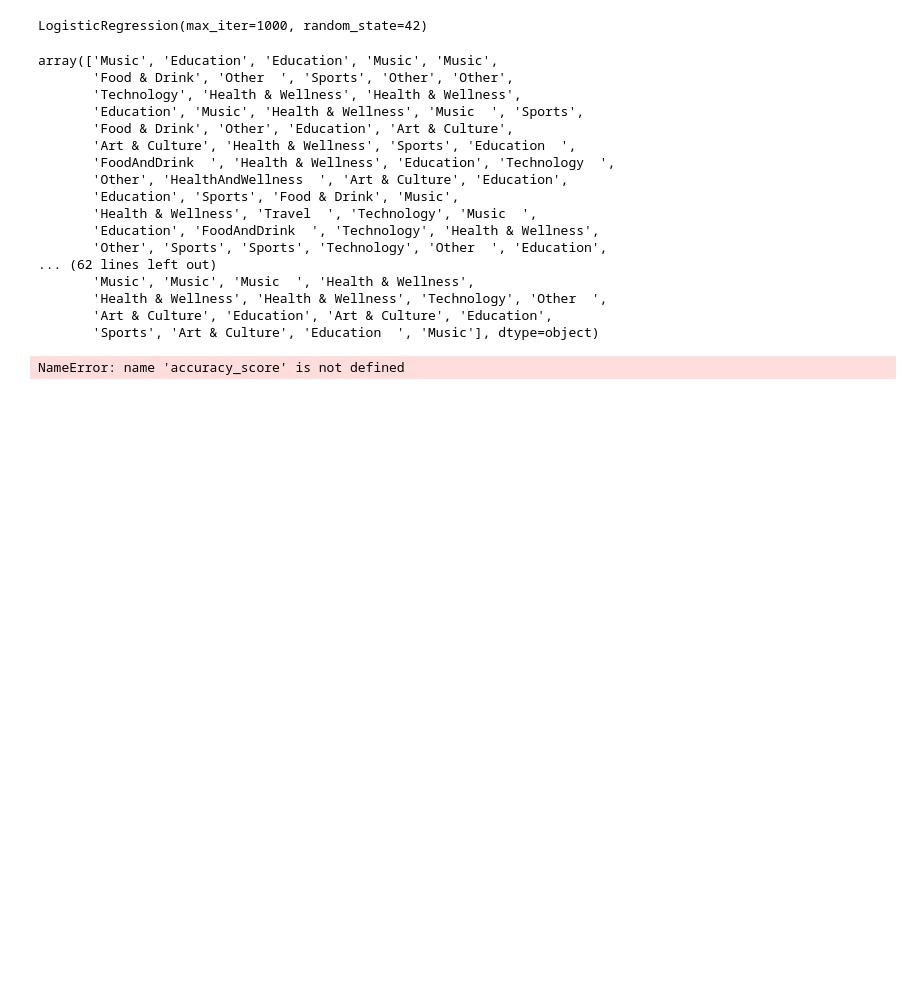
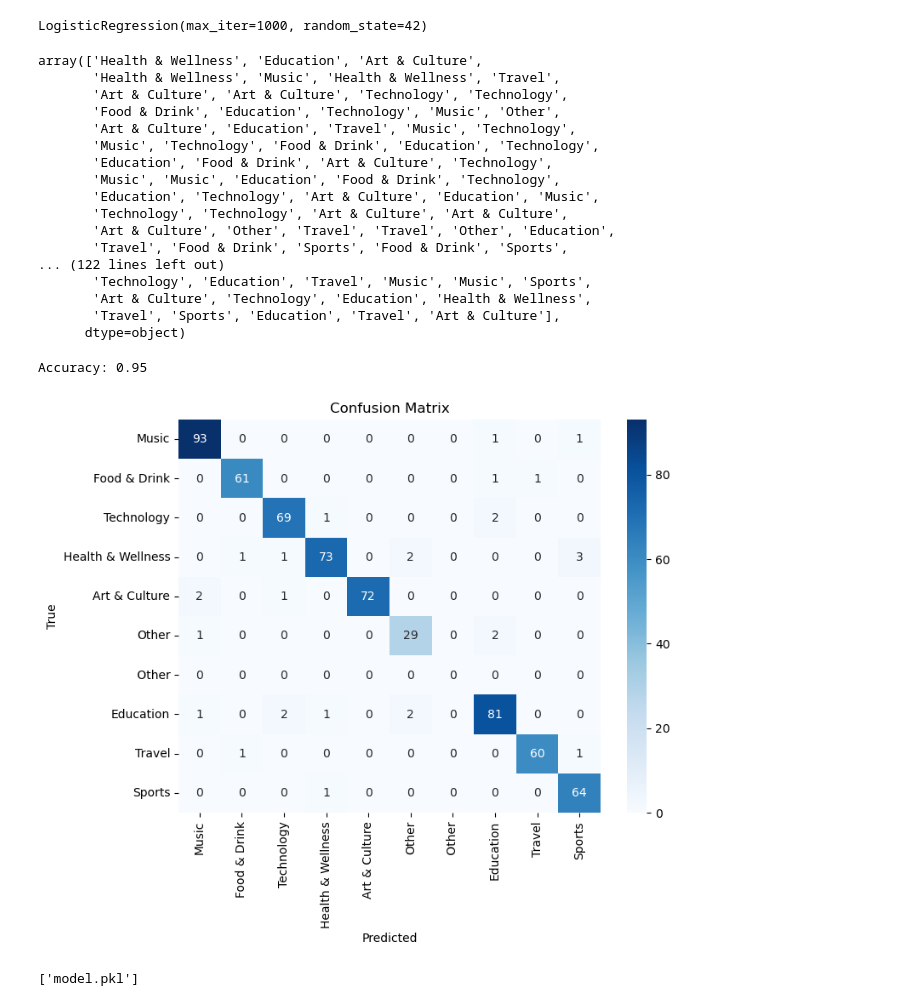
Before and after one commit to fatimesevilgen/Kategori-Esleme, a Jupyter notebook: model3.ipynb, the cells around one changed output. Cells and saved outputs as stored; diff of their text form; code cells hidden in the pictures; blank space fills up the shorter version.

```diff
--- a/model3.ipynb
+++ b/model3.ipynb
@@ -18,38 +17,57 @@ df.head()
 # %%
 X = df["CategoryName"]
 y = df["GeneralCategory"]
-# %%
-model = SentenceTransformer("paraphrase-multilingual-MiniLM-L12-v2")
-X_embed = model.encode(X.tolist())
-
-X_train, X_test, y_train, y_test = train_test_split(X_embed, y, test_size=0.2, random_state=42)
-clf = LogisticRegression(max_iter=1000, random_state=42)
-clf.fit(X_embed, y)
-# %% [output]
-LogisticRegression(max_iter=1000, random_state=42)
+# %%
+model = SentenceTransformer("xlm-r-bert-base-nli-stsb-mean-tokens") # Çok dilli, BERT tabanlı. Daha büyük ve güçlü.
+X_embed = model.encode(X.tolist())
+
+X_train, X_test, y_train, y_test = train_test_split(X_embed, y, test_size=0.2, random_state=42)
+clf = LogisticRegression(max_iter=1000, random_state=42)
+clf.fit(X_embed, y)
+# %% [output]
+LogisticRegression(max_iter=1000, random_state=42)
 # %%
 y_pred = clf.predict(X_test)
 y_pred
 # %% [output]
-array(['Music', 'Education', 'Education', 'Music', 'Music',
-       'Food & Drink', 'Other  ', 'Sports', 'Other', 'Other',
-       'Technology', 'Health & Wellness', 'Health & Wellness',
-       'Education', 'Music', 'Health & Wellness', 'Music  ', 'Sports',
-       'Food & Drink', 'Other', 'Education', 'Art & Culture',
-       'Art & Culture', 'Health & Wellness', 'Sports', 'Education  ',
-       'FoodAndDrink  ', 'Health & Wellness', 'Education', 'Technology  ',
-       'Other', 'HealthAndWellness  ', 'Art & Culture', 'Education',
-       'Education', 'Sports', 'Food & Drink', 'Music',
-       'Health & Wellness', 'Travel  ', 'Technology', 'Music  ',
-       'Education', 'FoodAndDrink  ', 'Technology', 'Health & Wellness',
-       'Other', 'Sports', 'Sports', 'Technology', 'Other  ', 'Education',
-... (62 lines left out)
-       'Music', 'Music', 'Music  ', 'Health & Wellness',
-       'Health & Wellness', 'Health & Wellness', 'Technology', 'Other  ',
-       'Art & Culture', 'Education', 'Art & Culture', 'Education',
-       'Sports', 'Art & Culture', 'Education  ', 'Music'], dtype=object)
+array(['Health & Wellness', 'Education', 'Art & Culture',
+       'Health & Wellness', 'Music', 'Health & Wellness', 'Travel',
+       'Art & Culture', 'Art & Culture', 'Technology', 'Technology',
+       'Food & Drink', 'Education', 'Technology', 'Music', 'Other',
+       'Art & Culture', 'Education', 'Travel', 'Music', 'Technology',
+       'Music', 'Technology', 'Food & Drink', 'Education', 'Technology',
+       'Education', 'Food & Drink', 'Art & Culture', 'Technology',
+       'Music', 'Music', 'Education', 'Food & Drink', 'Technology',
+       'Education', 'Technology', 'Art & Culture', 'Education', 'Music',
+       'Technology', 'Technology', 'Art & Culture', 'Art & Culture',
+       'Art & Culture', 'Other', 'Travel', 'Travel', 'Other', 'Education',
+       'Travel', 'Food & Drink', 'Sports', 'Food & Drink', 'Sports',
+... (122 lines left out)
+       'Technology', 'Education', 'Travel', 'Music', 'Music', 'Sports',
+       'Art & Culture', 'Technology', 'Education', 'Health & Wellness',
+       'Travel', 'Sports', 'Education', 'Travel', 'Art & Culture'],
+      dtype=object)
 # %%
 acc = accuracy_score(y_test, y_pred)
 print(f"Accuracy: {acc:.2f}")
 # %% [output]
-NameError: name 'accuracy_score' is not defined
+Accuracy: 0.95
+# %%
+import seaborn as sns
+import matplotlib.pyplot as plt
+from sklearn.metrics import confusion_matrix
+
+cm = confusion_matrix(y_test, y_pred, labels=df["GeneralCategory"].unique())
+plt.figure(figsize=(8, 6))
+sns.heatmap(cm, annot=True, fmt="d", cmap="Blues", xticklabels=df["GeneralCategory"].unique(), yticklabels=df["GeneralCategory"].unique())
+plt.xlabel("Predicted")
+plt.ylabel("True")
+plt.title("Confusion Matrix")
+plt.show()
+# %% [output]
+[figure, added]
+# %%
+import joblib
+joblib.dump(clf, "model.pkl")
+# %% [output]
+['model.pkl']
```
Also changed, not shown: parts of 2 cells of this notebook, 8 other files.
